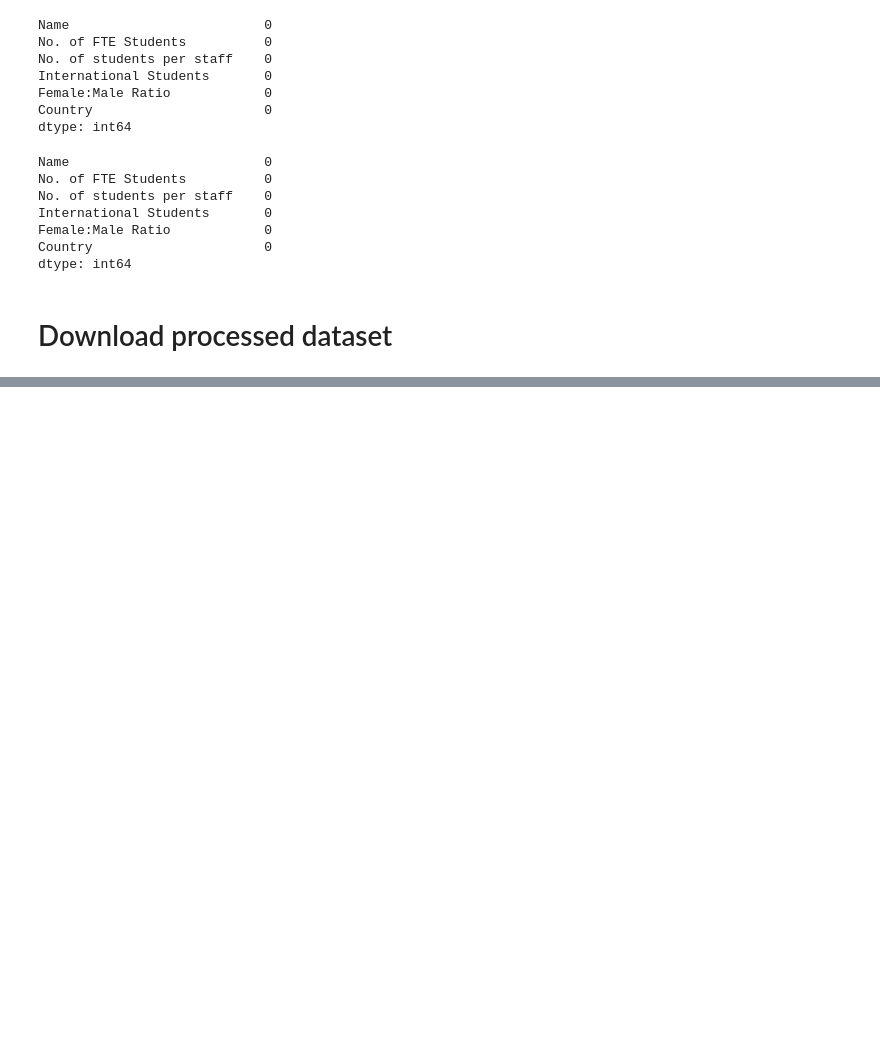
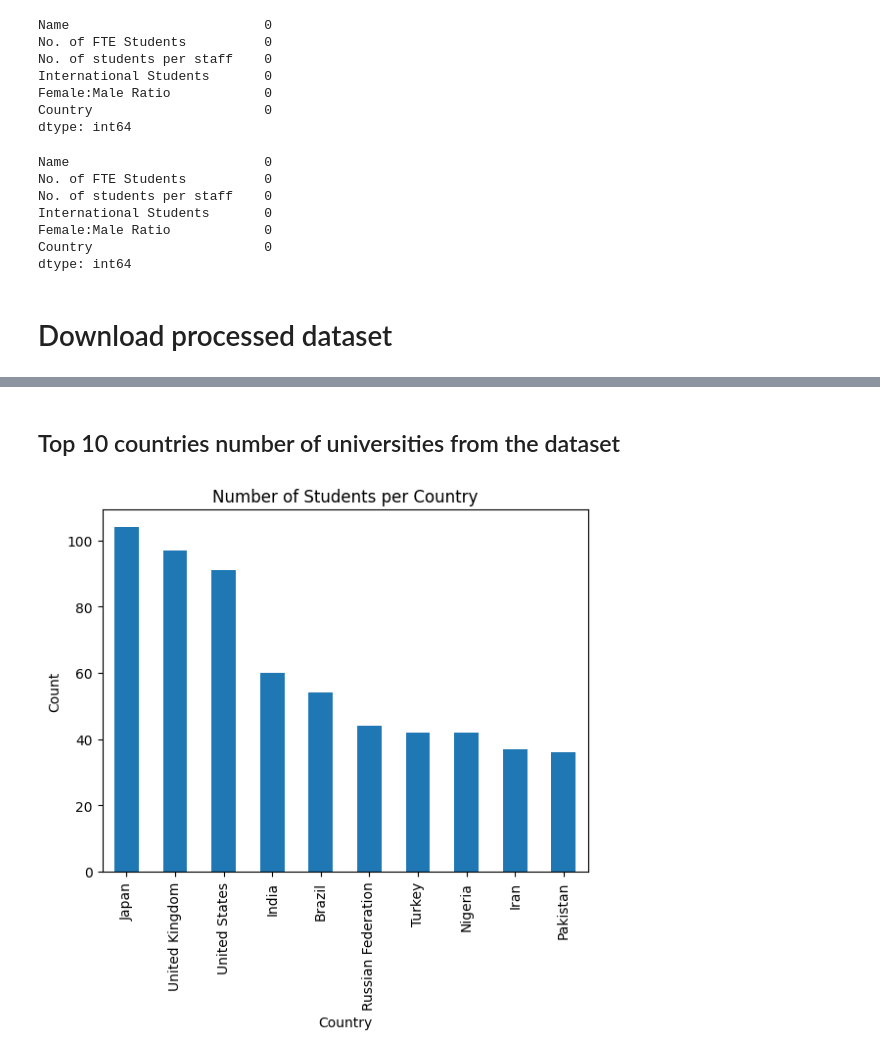
Before and after one commit to acmcsufoss/fullypack_data_science, a Jupyter notebook: Simple_Analysis.ipynb, the cells around one changed output, grey strips where cells are left out. Drawn from its saved outputs; the diff is of its cells as text; code cells hidden in the pictures; blank space fills up the shorter version.

```diff
--- a/Simple_Analysis.ipynb
+++ b/Simple_Analysis.ipynb
@@ -140,0 +143,3 @@ files.download('fullypack_ds_dataset.csv')
+# %%
+url = "https://raw.githubusercontent.com/acmcsufoss/fullypack_data_science/main/fullypack_ds_dataset.csv"
+new_df = pd.read_csv(url)
@@ -140,0 +155,2 @@ files.download('fullypack_ds_dataset.csv')
+# %%
+new_df = new_df.drop('Unnamed: 0',axis=1) #Drop the Unnamed:0 column
@@ -140,0 +171,5 @@ files.download('fullypack_ds_dataset.csv')
+# %%
+new_df['No. of FTE Students'] = new_df['No. of FTE Students'].str.replace(',', '').astype(int) #Remove comma so it reads as thousands
+# %%
+new_df = new_df.sort_values(by='No. of FTE Students', ascending=False) #sort dataframe to largest to smallest # students
+new_df.head()
@@ -140,0 +183,10 @@ files.download('fullypack_ds_dataset.csv')
+# %% [markdown]
+## Top 10 countries number of universities from the dataset
+# %%
+counts = new_df.groupby('Country').size().sort_values(ascending=False)[:10].plot(kind='bar')
+plt.title('Number of Students per Country')
+plt.xlabel('Country')
+plt.ylabel('Count')
+plt.show()
+# %% [output]
+[figure, added]
```
Also changed, not shown: parts of 12 cells of this notebook.
